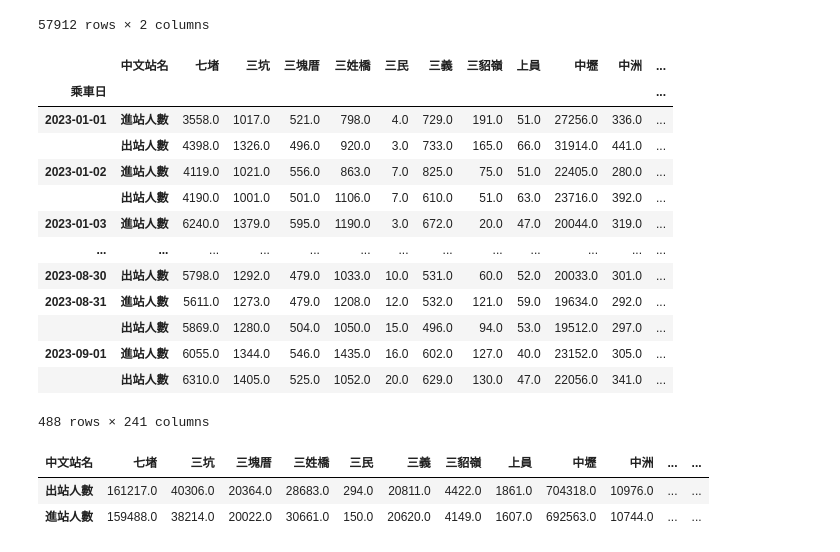
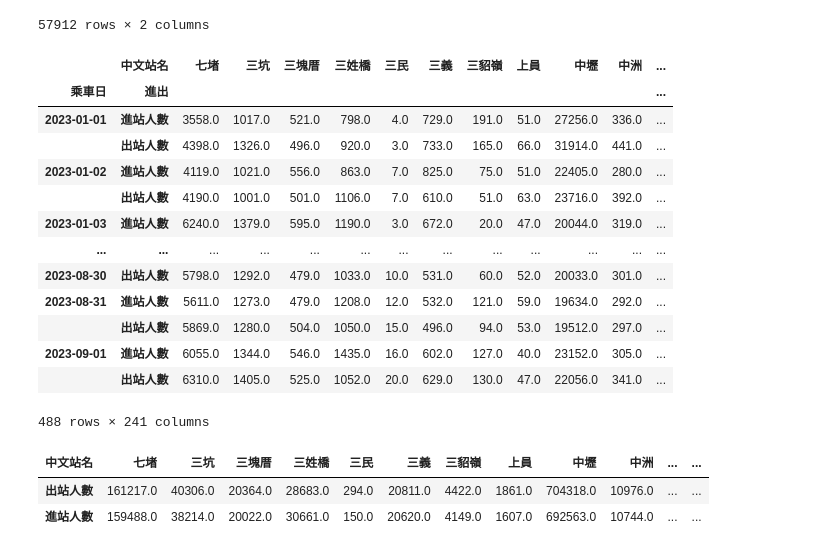
Before and after one commit to roberthsu2003/python, a Jupyter notebook: 上課用目錄/2023_07_23_星期日/lesson21_6.ipynb, the cells around one changed output. Cells and saved outputs as stored; diff of their text form; code cells hidden in the pictures.

```diff
--- a/上課用目錄/2023_07_23_星期日/lesson21_6.ipynb
+++ b/上課用目錄/2023_07_23_星期日/lesson21_6.ipynb
@@ -254,9 +254,12 @@ mergeFrame2
 # %%
 mergeFrame3 = mergeFrame2.stack().unstack(level='中文站名')
 mergeFrame3
+mergeFrame4 = mergeFrame2.stack()
+mergeFrame4.index.names = ['乘車日','中文站名','進出']
+mergeFrame4.unstack(level='中文站名')
 # %% [output]
 |  | 中文站名 | 七堵 | 三坑 | 三塊厝 | 三姓橋 | 三民 | 三義 | 三貂嶺 | 上員 | 中壢 | 中洲 | ... |
-| 乘車日 |  |  |  |  |  |  |  |  |  |  |  | ... |
+| 乘車日 | 進出 |  |  |  |  |  |  |  |  |  |  | ... |
 | 2023-01-01 | 進站人數 | 3558.0 | 1017.0 | 521.0 | 798.0 | 4.0 | 729.0 | 191.0 | 51.0 | 27256.0 | 336.0 | ... |
 |  | 出站人數 | 4398.0 | 1326.0 | 496.0 | 920.0 | 3.0 | 733.0 | 165.0 | 66.0 | 31914.0 | 441.0 | ... |
 | 2023-01-02 | 進站人數 | 4119.0 | 1021.0 | 556.0 | 863.0 | 7.0 | 825.0 | 75.0 | 51.0 | 22405.0 | 280.0 | ... |
```
Also changed, not shown: 1 other file.
